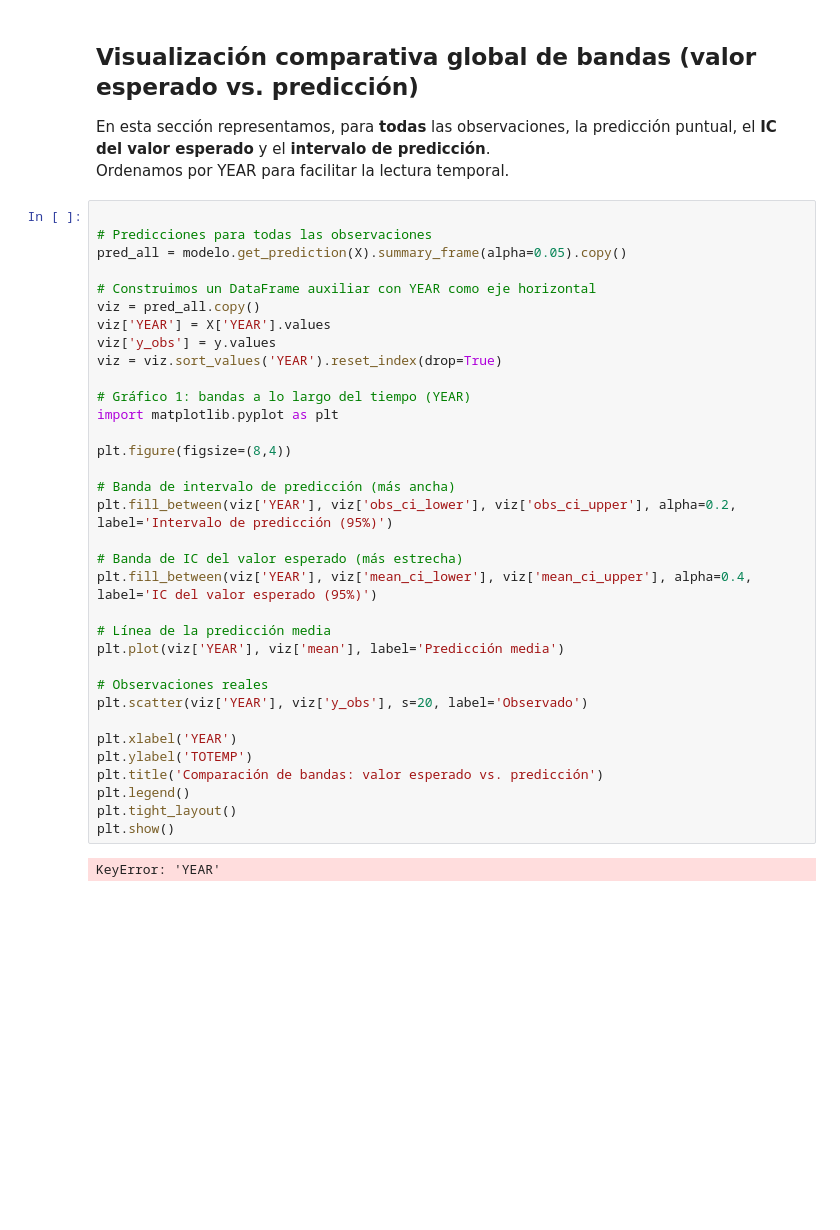
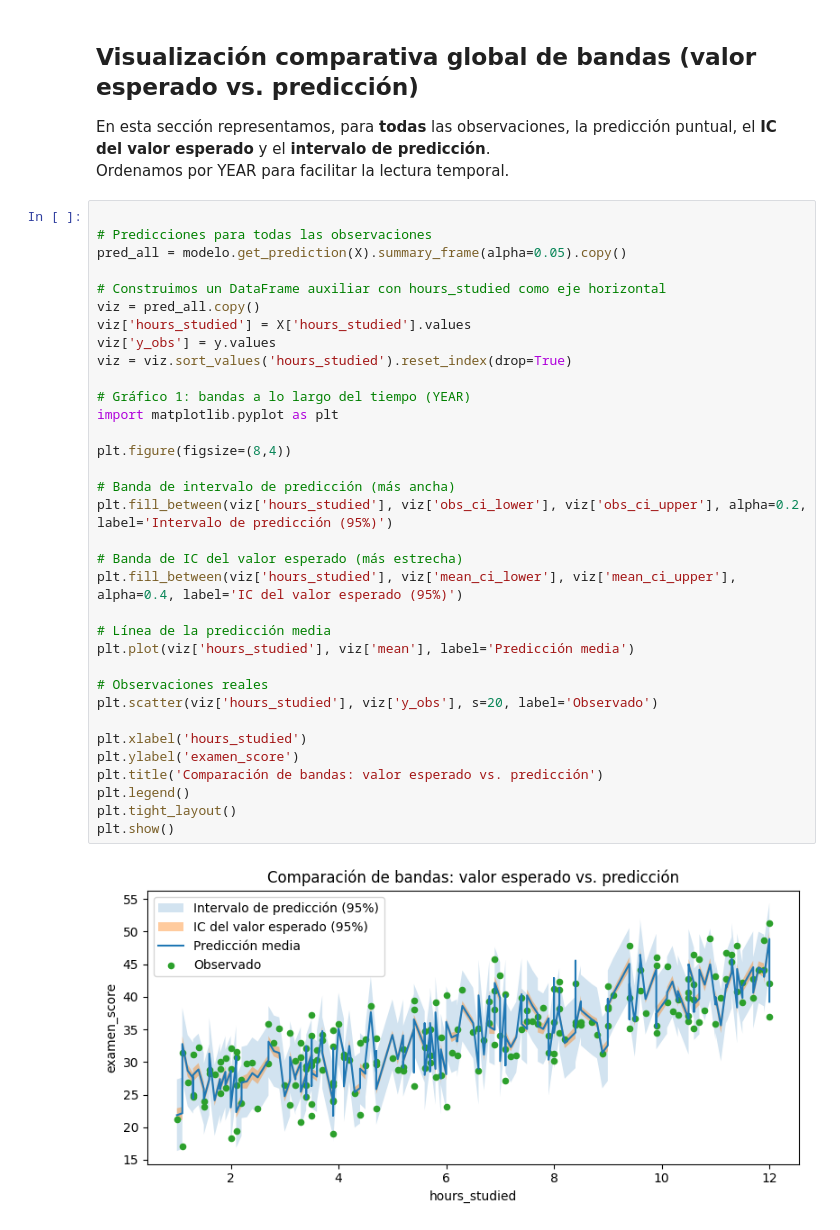
Before and after one commit to rodgoncarmen2005/econometria, a Jupyter notebook: 05_ECO_Prediccion_.ipynb, the cells around one changed output. Drawn from its saved outputs; the diff is of its cells as text; blank space fills up the shorter version.

```diff
--- a/05_ECO_Prediccion_.ipynb
+++ b/05_ECO_Prediccion_.ipynb
@@ -157,36 +157,36 @@ Ordenamos por YEAR para facilitar la lectura temporal.
 # %%
 
 # Predicciones para todas las observaciones
 pred_all = modelo.get_prediction(X).summary_frame(alpha=0.05).copy()
 
-# Construimos un DataFrame auxiliar con YEAR como eje horizontal
+# Construimos un DataFrame auxiliar con hours_studied como eje horizontal
 viz = pred_all.copy()
-viz['YEAR'] = X['YEAR'].values
+viz['hours_studied'] = X['hours_studied'].values
 viz['y_obs'] = y.values
-viz = viz.sort_values('YEAR').reset_index(drop=True)
+viz = viz.sort_values('hours_studied').reset_index(drop=True)
 
 # Gráfico 1: bandas a lo largo del tiempo (YEAR)
 import matplotlib.pyplot as plt
 
 plt.figure(figsize=(8,4))
 
 # Banda de intervalo de predicción (más ancha)
-plt.fill_between(viz['YEAR'], viz['obs_ci_lower'], viz['obs_ci_upper'], alpha=0.2, label='Intervalo de predicción (95%)')
+plt.fill_between(viz['hours_studied'], viz['obs_ci_lower'], viz['obs_ci_upper'], alpha=0.2, label='Intervalo de predicción (95%)')
 
 # Banda de IC del valor esperado (más estrecha)
-plt.fill_between(viz['YEAR'], viz['mean_ci_lower'], viz['mean_ci_upper'], alpha=0.4, label='IC del valor esperado (95%)')
+plt.fill_between(viz['hours_studied'], viz['mean_ci_lower'], viz['mean_ci_upper'], alpha=0.4, label='IC del valor esperado (95%)')
 
 # Línea de la predicción media
-plt.plot(viz['YEAR'], viz['mean'], label='Predicción media')
+plt.plot(viz['hours_studied'], viz['mean'], label='Predicción media')
 
 # Observaciones reales
-plt.scatter(viz['YEAR'], viz['y_obs'], s=20, label='Observado')
+plt.scatter(viz['hours_studied'], viz['y_obs'], s=20, label='Observado')
 
-plt.xlabel('YEAR')
-plt.ylabel('TOTEMP')
+plt.xlabel('hours_studied')
+plt.ylabel('examen_score')
 plt.title('Comparación de bandas: valor esperado vs. predicción')
 plt.legend()
 plt.tight_layout()
 plt.show()
 # %% [output]
-KeyError: 'YEAR'
+[figure, added]
```
Also changed, not shown: parts of 1 cell of this notebook.
